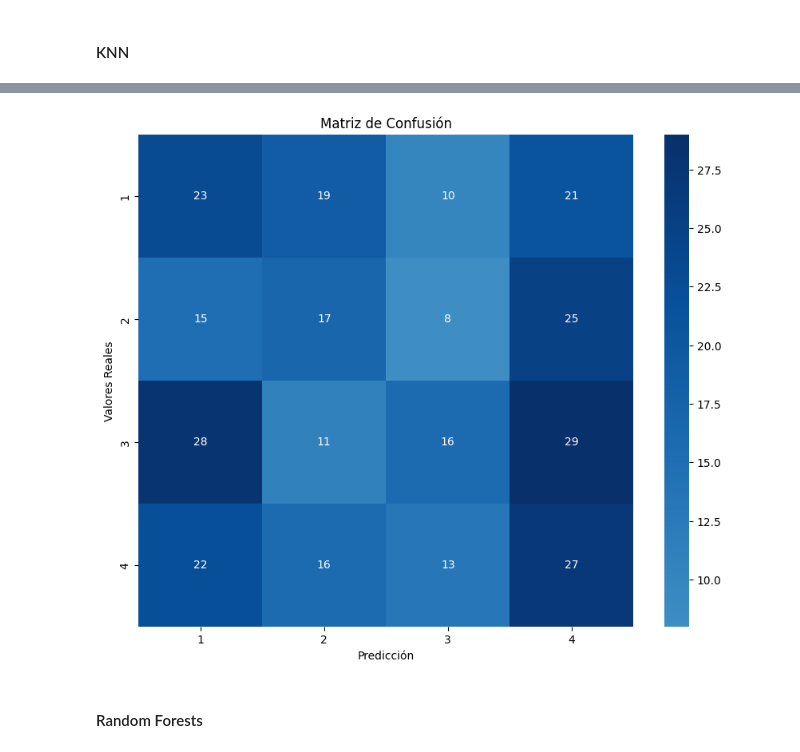
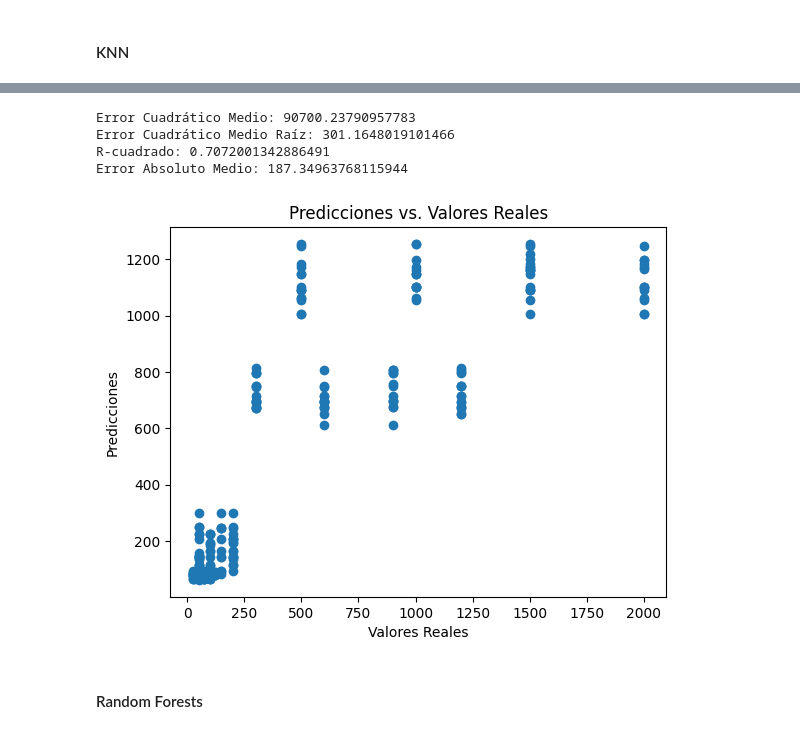
Before and after one commit to dmnunez1993/coding-dojo-ds-ml-bootcamp, a Jupyter notebook: machine_learning/2_modelos_de_clasificacion/2_proyecto_1_parte_final/notebooks/Benchmarking.ipynb, the cells around one changed output, grey strips where cells are left out. Drawn from its saved outputs; the diff is of its cells as text; code cells hidden in the pictures.

```diff
--- a/machine_learning/2_modelos_de_clasificacion/2_proyecto_1_parte_final/notebooks/Benchmarking.ipynb
+++ b/machine_learning/2_modelos_de_clasificacion/2_proyecto_1_parte_final/notebooks/Benchmarking.ipynb
@@ -29,9 +69,9 @@ columnas_numericas = obtener_columnas_numericas_df(df)
 columnas_categoricas = obtener_columnas_categoricas_df(df)
 
 columnas_numericas_prediccion = [
-    "Month",
-    "Age",
-    # "Quantity",
+    # "Month",
+    # "Age",
+    # "Quantity",
     "Price per Unit",
     # "Total Amount",
 
@@ -39,10 +79,11 @@ columnas_numericas_prediccion = [
 
 columnas_categoricas_prediccion = [
     "Gender",
+    "Age Range",
     "Product Category",
 ]
 
-campo_salida = "Quantity"
+campo_salida = "Total Amount"
 
 
 X = df[[*columnas_numericas_prediccion] + [*columnas_categoricas_prediccion]]
@@ -52,7 +93,7 @@ X_train, X_test, y_train, y_test = train_test_split(
     X,
     y,
     test_size=0.3,
-    random_state=0,
+    random_state=42,
     stratify=df[[*columnas_categoricas_prediccion]]
 )
 
@@ -63,14 +104,8 @@ preprocessor = ColumnTransformer(
     transformers=[
         ("num", scaler, columnas_numericas_prediccion),
         ("cat", categorical_transformer, columnas_categoricas_prediccion),
-    ]
-)
-
-preprocessor = ColumnTransformer(
-    transformers=[
-        ("num", scaler, columnas_numericas_prediccion),
-        ("cat", categorical_transformer, columnas_categoricas_prediccion),
-    ]
+    ],
+    remainder="passthrough"
 )
 
 pipeline = Pipeline(steps=[('preprocessor', preprocessor)])
@@ -86,7 +121,7 @@ Se realizarán ambos ítems en un solo paso.
 # %% [markdown]
 #### KNN
 # %%
-from sklearn.neighbors import KNeighborsClassifier
+from sklearn.neighbors import KNeighborsRegressor
 from sklearn.model_selection import GridSearchCV
 
 
@@ -95,7 +130,7 @@ pipeline_knn = Pipeline(
     steps=[
         ('preprocessor', preprocessor),
         ('model', GridSearchCV(
-            KNeighborsClassifier(),
+            KNeighborsRegressor(),
             param_grid={
                 "n_neighbors": list(range(1, 100)),
             },
@@ -360,6 +334,30 @@ Matriz de Confusión KNN:
-# %%
-graficar_matriz_confusion(conf_matrix_knn, labels=["1", "2", "3", "4"])
-# %% [output]
-[figure, removed]
+# %%
+# Realizar predicciones
+y_pred_knn = pipeline_knn.predict(X_test)
+
+# Evaluar el modelo
+rmse_knn = root_mean_squared_error(y_test, y_pred_knn)
+mse_knn = rmse_knn ** 2
+r2_knn = r2_score(y_test, y_pred_knn)
+mae_knn = mean_absolute_error(y_test, y_pred_knn)
+
+print(f'Error Cuadrático Medio: {mse_knn}')
+print(f'Error Cuadrático Medio Raíz: {rmse_knn}')
+print(f'R-cuadrado: {r2_knn}')
+print(f'Error Absoluto Medio: {mae_knn}')
+# %% [output]
+Error Cuadrático Medio: 90700.23790957783
+Error Cuadrático Medio Raíz: 301.1648019101466
+R-cuadrado: 0.7072001342886491
+Error Absoluto Medio: 187.34963768115944
+# %%
+# Gráfico de dispersión de las predicciones vs. valores reales
+plt.scatter(y_test, y_pred_knn)
+plt.xlabel('Valores Reales')
+plt.ylabel('Predicciones')
+plt.title('Predicciones vs. Valores Reales')
+plt.show()
+# %% [output]
+[figure, added]
 # %% [markdown]
 #### Random Forests
```
Also changed, not shown: parts of 45 cells of this notebook, 7 other files.
